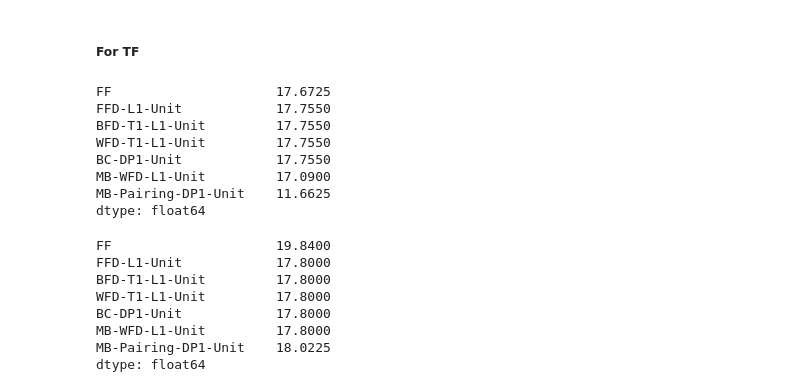
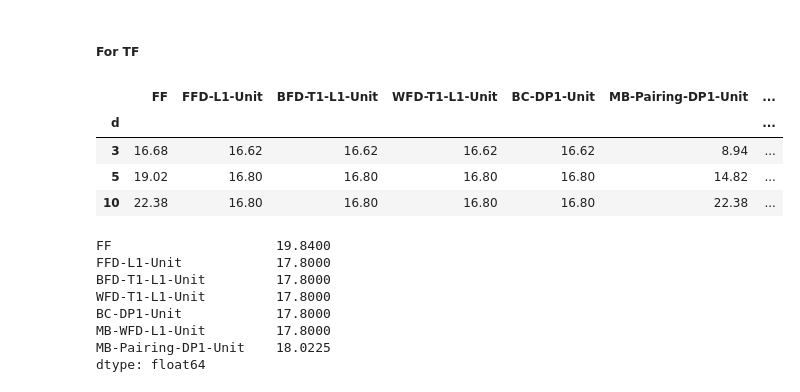
Before and after one commit to Vectorpack/experiments_vector_paper, a Jupyter notebook: results_data/notebooks/compare_algos.ipynb, the cells around one changed output. Cells and saved outputs as stored; diff of their text form; code cells hidden in the pictures.

```diff
--- a/results_data/notebooks/compare_algos.ipynb
+++ b/results_data/notebooks/compare_algos.ipynb
@@ -748,16 +754,13 @@ dtype: float64
 # %%
 sel_algos_unit_TF = create_selected_list(unit_results_T[0].loc['F'], unit_fam_dict, with_meta=False)
 # %%
-unit_results_T[0].loc['F',:,3][sel_algos_unit_TF].mean()
+unit_results_T[0].loc['F',501][sel_algos_unit_TF]
 # %% [output]
-FF                     17.6725
-FFD-L1-Unit            17.7550
-BFD-T1-L1-Unit         17.7550
-WFD-T1-L1-Unit         17.7550
-BC-DP1-Unit            17.7550
-MB-WFD-L1-Unit         17.0900
-MB-Pairing-DP1-Unit    11.6625
-dtype: float64
+|  | FF | FFD-L1-Unit | BFD-T1-L1-Unit | WFD-T1-L1-Unit | BC-DP1-Unit | MB-Pairing-DP1-Unit | ... |
+| d |  |  |  |  |  |  | ... |
+| 3 | 16.68 | 16.62 | 16.62 | 16.62 | 16.62 | 8.94 | ... |
+| 5 | 19.02 | 16.80 | 16.80 | 16.80 | 16.80 | 14.82 | ... |
+| 10 | 22.38 | 16.80 | 16.80 | 16.80 | 16.80 | 22.38 | ... |
 # %%
 unit_results_T[0].loc['F',:,5][sel_algos_unit_TF].mean()
 # %% [output]
```
Also changed, not shown: parts of 49 cells of this notebook.
